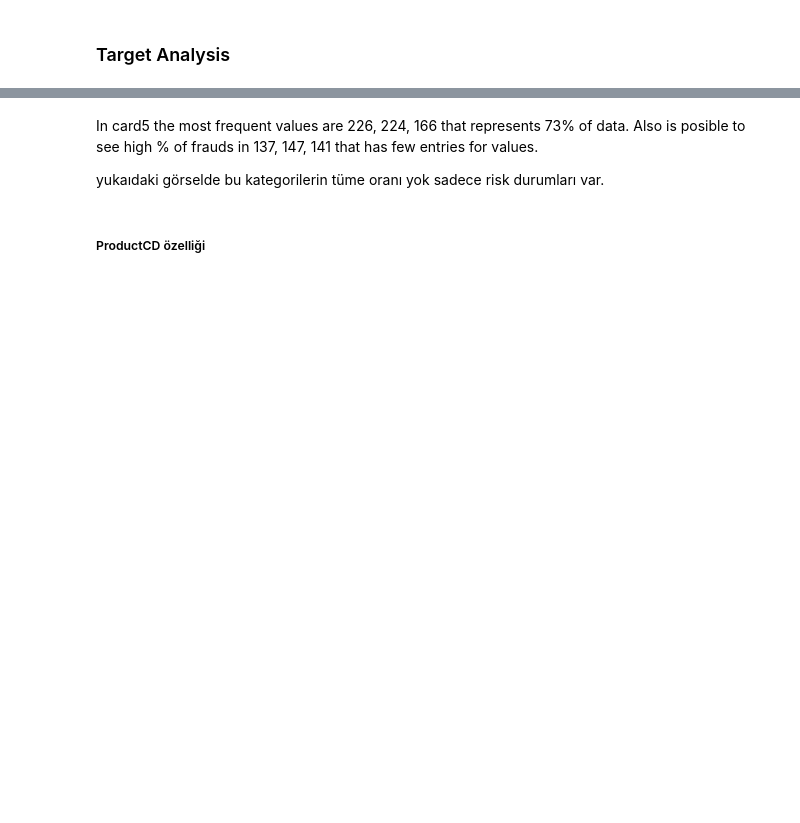
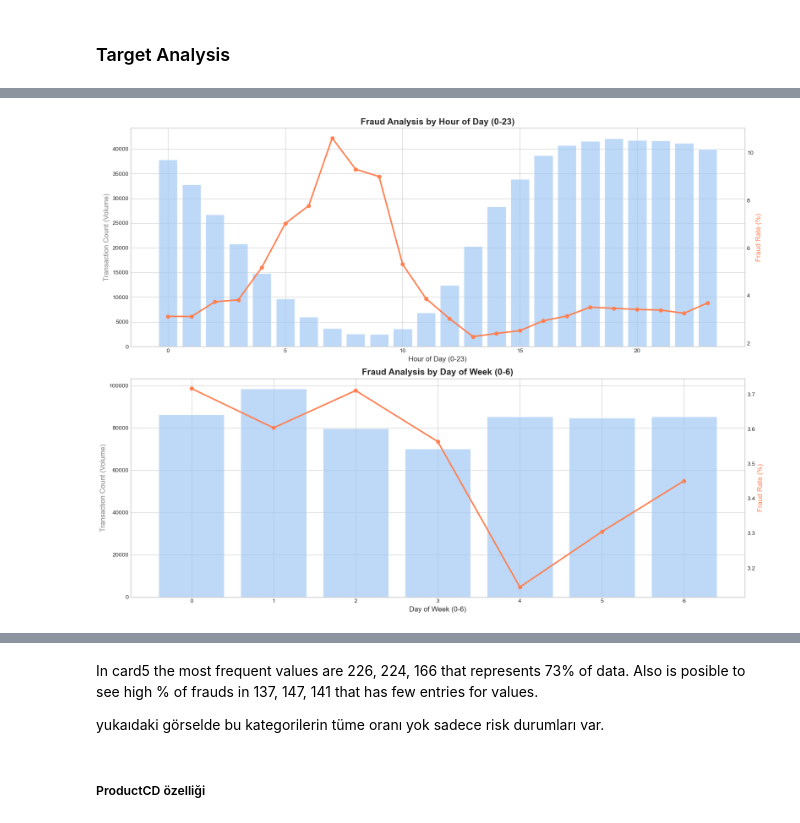
Before and after one commit to serhetgokdemir/mtm4651-assignment, a Jupyter notebook: First_look.ipynb, the cells around one changed output, grey strips where cells are left out. Cells and saved outputs as stored; diff of their text form; code cells hidden in the pictures; blank space fills up the shorter version.

```diff
--- a/First_look.ipynb
+++ b/First_look.ipynb
@@ -322,38 +228,0 @@ train_df.loc[train_df['card5'].isin(valid_card5[valid_card5 < 300].index), 'card
-# %%
-plt.style.use('seaborn-v0_8-whitegrid')
-sns.set_palette("pastel")
-
-# Standardization.
-for col in ['card1', 'card2']:
-    col_mean = train_df[col].mean()
-    col_std = train_df[col].std()
-    train_df[f'{col}_std'] = (train_df[col] - col_mean) / col_std
-
-# Visualization
-fig, axes = plt.subplots(1, 2, figsize=(18, 6))
-
-features_std = ['card1_std', 'card2_std']
-
-for i, col in enumerate(features_std):
-    sns.kdeplot(
-        data=train_df,
-        x=col,
-        hue='isFraud',
-        fill=True,
-        alpha=0.4,
-        common_norm=False,
-        ax=axes[i],
-        linewidth=2.5
-    )
-
-    axes[i].set_title(f'{col} (Standartlaştırılmış) Dağılımı', fontsize=15, fontweight='bold')
-    axes[i].set_xlabel('Standart Sapma (Z-Skoru)', fontsize=12)
-
-    # Efsane (Legend) başlığını düzeltelim
-    axes[i].legend(title='Durum', labels=['Fraud (1)', 'Normal (0)'])
-
-plt.tight_layout()
-plt.show()
-
-# İşi bitince geçici sütunları silebilirsin istersen:
-# train_df.drop(columns=['card1_std', 'card2_std'], inplace=True)
@@ -361,0 +243,4 @@ plt.show()
+# %%
+train_df = analyze_time_categories(train_df)
+# %% [output]
+[figure, added]
```
Also changed, not shown: parts of 38 cells of this notebook, 3 other files.
